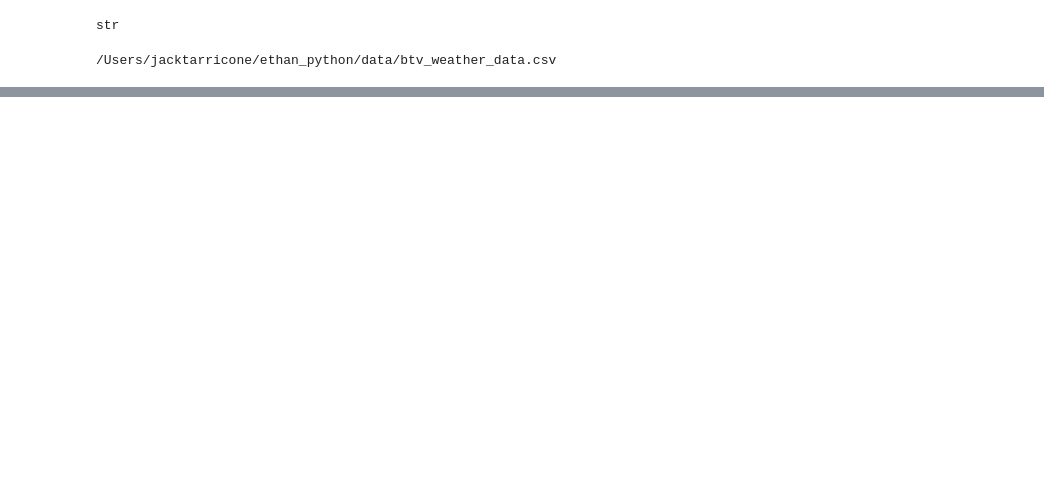
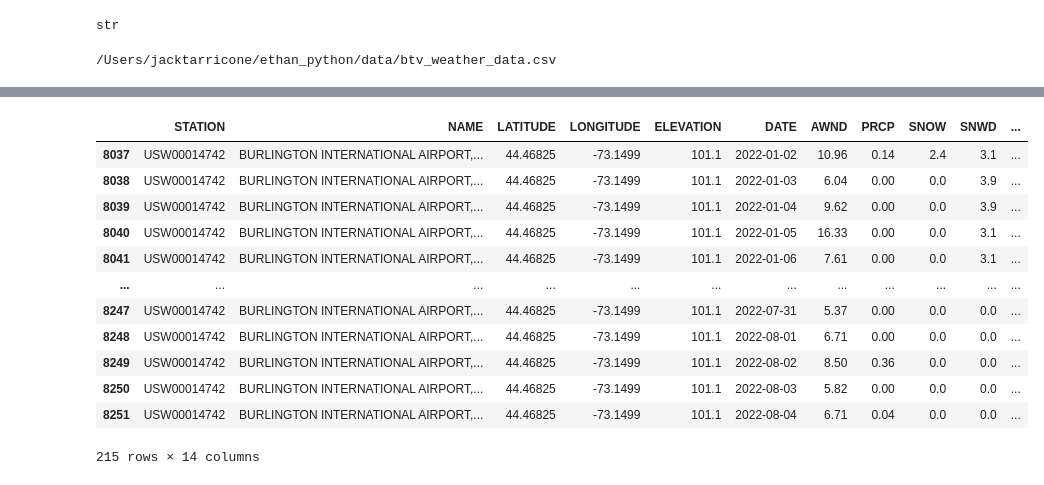
Before and after one commit to jacktarricone/ethan_python, a Jupyter notebook: scripts/ethan_python_tutorial.ipynb, the cells around one changed output, grey strips where cells are left out. Saved outputs shown, nothing was run; the diff lists cells and outputs as text; code cells hidden in the pictures; blank space fills up the shorter version.

```diff
--- a/scripts/ethan_python_tutorial.ipynb
+++ b/scripts/ethan_python_tutorial.ipynb
@@ -21,0 +61,17 @@ df = pd.read_csv(csv_path)
+# %%
+# check it out, worked
+df_2022
+# %% [output]
+|  | STATION | NAME | LATITUDE | LONGITUDE | ELEVATION | DATE | AWND | PRCP | SNOW | SNWD | ... |
+| 8037 | USW00014742 | BURLINGTON INTERNATIONAL AIRPORT,... | 44.46825 | -73.1499 | 101.1 | 2022-01-02 | 10.96 | 0.14 | 2.4 | 3.1 | ... |
+| 8038 | USW00014742 | BURLINGTON INTERNATIONAL AIRPORT,... | 44.46825 | -73.1499 | 101.1 | 2022-01-03 | 6.04 | 0.00 | 0.0 | 3.9 | ... |
+| 8039 | USW00014742 | BURLINGTON INTERNATIONAL AIRPORT,... | 44.46825 | -73.1499 | 101.1 | 2022-01-04 | 9.62 | 0.00 | 0.0 | 3.9 | ... |
+| 8040 | USW00014742 | BURLINGTON INTERNATIONAL AIRPORT,... | 44.46825 | -73.1499 | 101.1 | 2022-01-05 | 16.33 | 0.00 | 0.0 | 3.1 | ... |
+| 8041 | USW00014742 | BURLINGTON INTERNATIONAL AIRPORT,... | 44.46825 | -73.1499 | 101.1 | 2022-01-06 | 7.61 | 0.00 | 0.0 | 3.1 | ... |
+| ... | ... | ... | ... | ... | ... | ... | ... | ... | ... | ... | ... |
+| 8247 | USW00014742 | BURLINGTON INTERNATIONAL AIRPORT,... | 44.46825 | -73.1499 | 101.1 | 2022-07-31 | 5.37 | 0.00 | 0.0 | 0.0 | ... |
+| 8248 | USW00014742 | BURLINGTON INTERNATIONAL AIRPORT,... | 44.46825 | -73.1499 | 101.1 | 2022-08-01 | 6.71 | 0.00 | 0.0 | 0.0 | ... |
+| 8249 | USW00014742 | BURLINGTON INTERNATIONAL AIRPORT,... | 44.46825 | -73.1499 | 101.1 | 2022-08-02 | 8.50 | 0.36 | 0.0 | 0.0 | ... |
+| 8250 | USW00014742 | BURLINGTON INTERNATIONAL AIRPORT,... | 44.46825 | -73.1499 | 101.1 | 2022-08-03 | 5.82 | 0.00 | 0.0 | 0.0 | ... |
+| 8251 | USW00014742 | BURLINGTON INTERNATIONAL AIRPORT,... | 44.46825 | -73.1499 | 101.1 | 2022-08-04 | 6.71 | 0.04 | 0.0 | 0.0 | ... |
+215 rows × 14 columns
```
Also changed, not shown: parts of 7 cells of this notebook.
